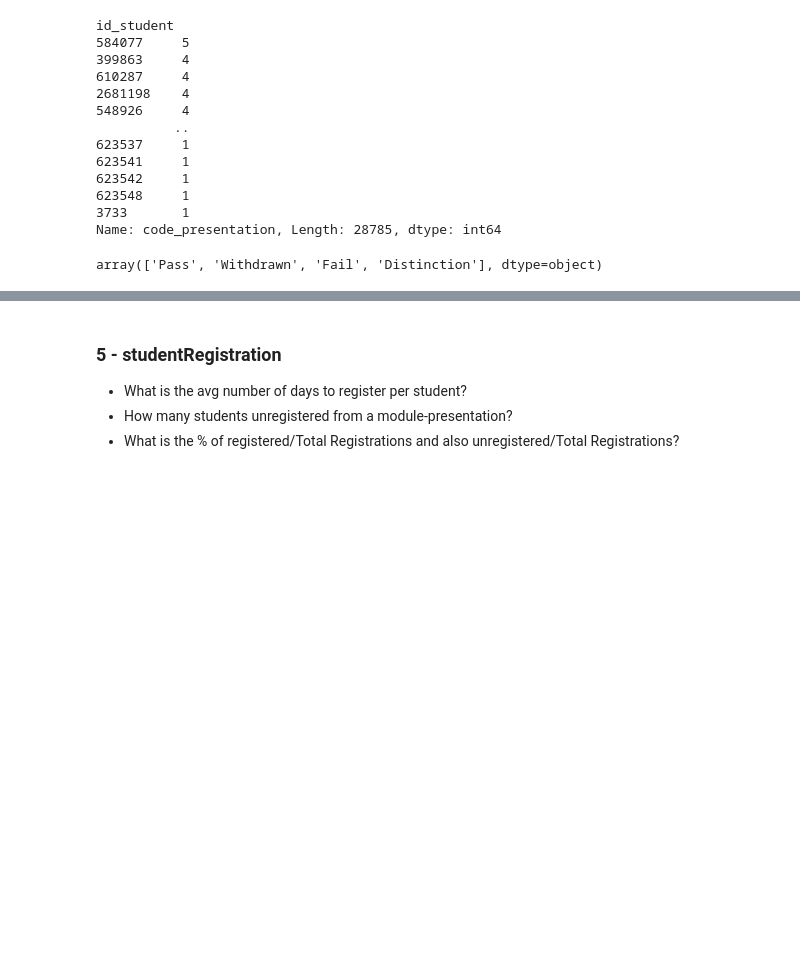
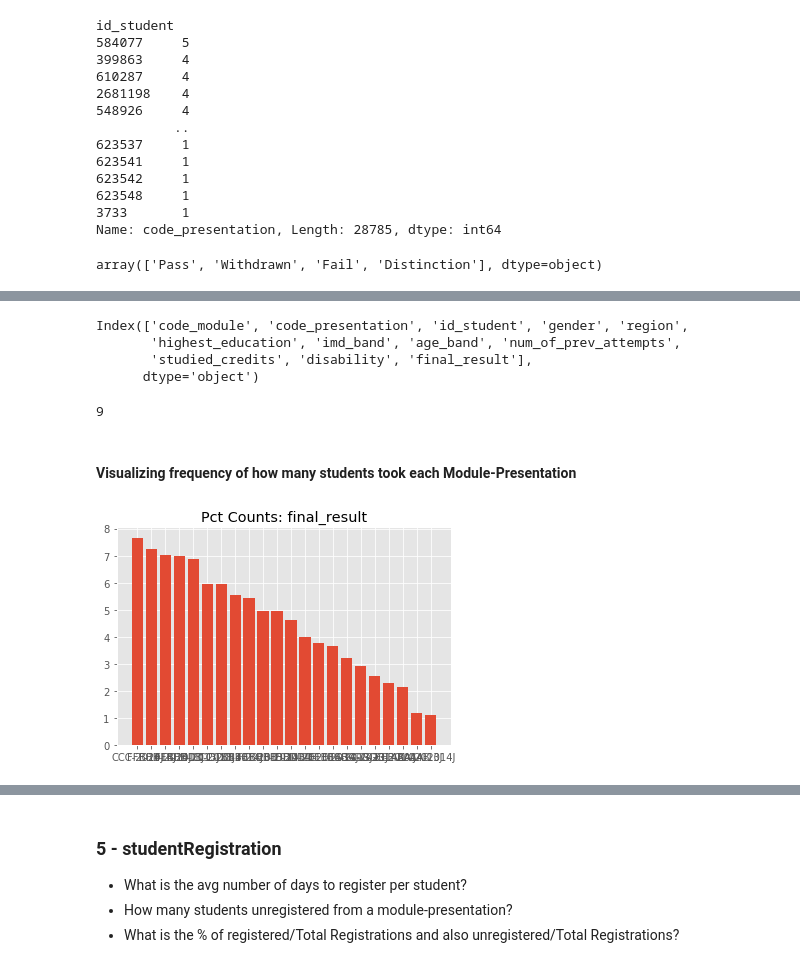
Before and after one commit to jdybuncio/predicting-virtual-learning-outcomes, a Jupyter notebook: Exploration.ipynb, the cells around one changed output, grey strips where cells are left out. Saved outputs shown, nothing was run; the diff lists cells and outputs as text; code cells hidden in the pictures; blank space fills up the shorter version.

```diff
--- a/Exploration.ipynb
+++ b/Exploration.ipynb
@@ -473,0 +488,7 @@ array(['Pass', 'Withdrawn', 'Fail', 'Distinction'], dtype=object)
+# %%
+df_studentInfo.columns
+# %% [output]
+Index(['code_module', 'code_presentation', 'id_student', 'gender', 'region',
+       'highest_education', 'imd_band', 'age_band', 'num_of_prev_attempts',
+       'studied_credits', 'disability', 'final_result'],
+      dtype='object')
@@ -473,0 +499,18 @@ array(['Pass', 'Withdrawn', 'Fail', 'Distinction'], dtype=object)
+# %%
+len(cols)
+# %% [output]
+9
+# %% [markdown]
+#### Visualizing frequency of how many students took each Module-Presentation
+# %%
+df_studentInfo['module_presentation'] = df_studentInfo.code_module + '-' + df_studentInfo.code_presentation
+# %%
+fig, ax = plt.subplots()
+
+series = df_studentInfo['module_presentation'].value_counts(normalize=True) * 100
+ax.bar(x = series.index, height = series.values)
+
+ax.set_title(f'Pct Counts: {cols[i]}')
+plt.show()
+# %% [output]
+[figure, added]
```
Also changed, not shown: parts of 40 cells of this notebook.
